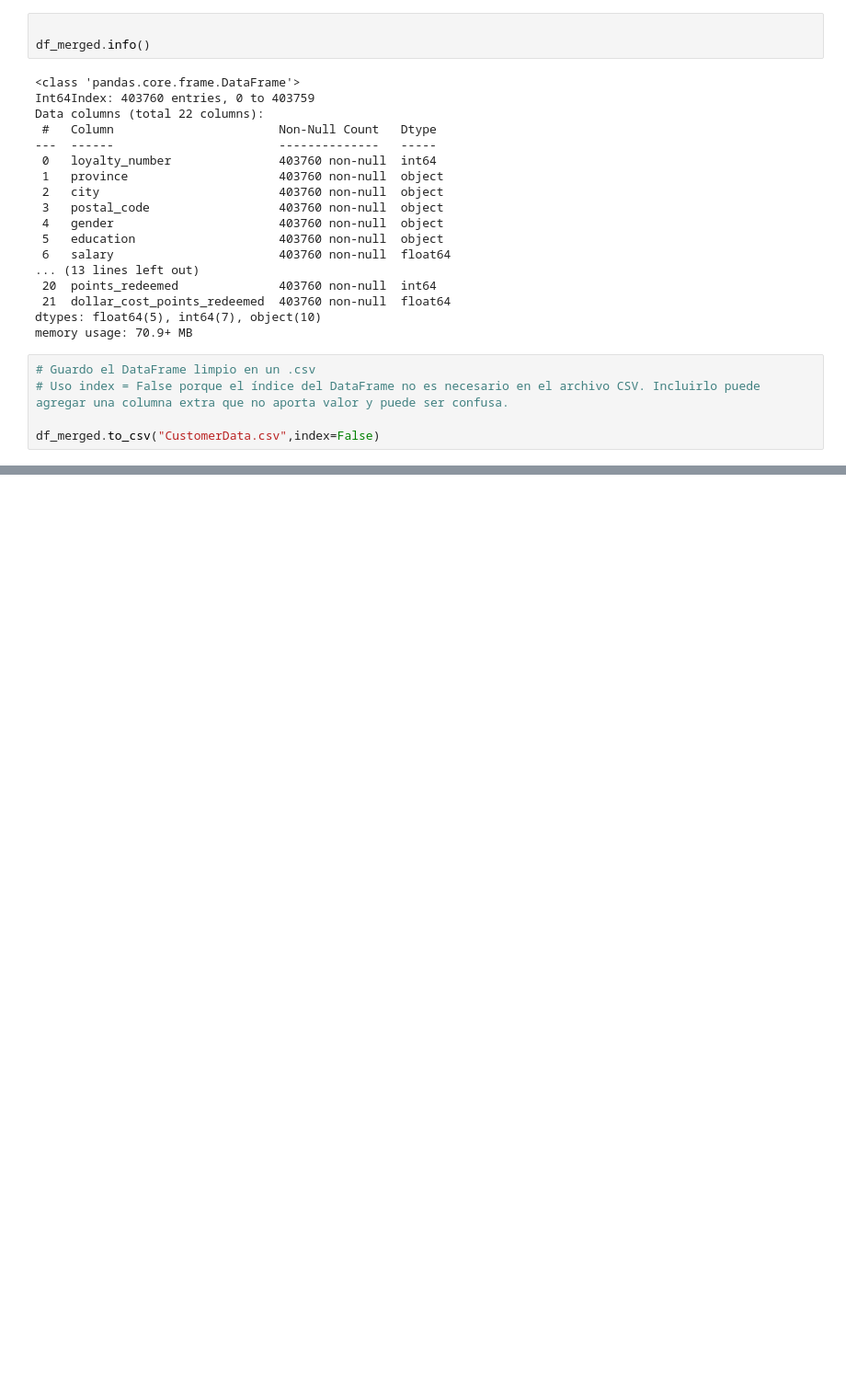
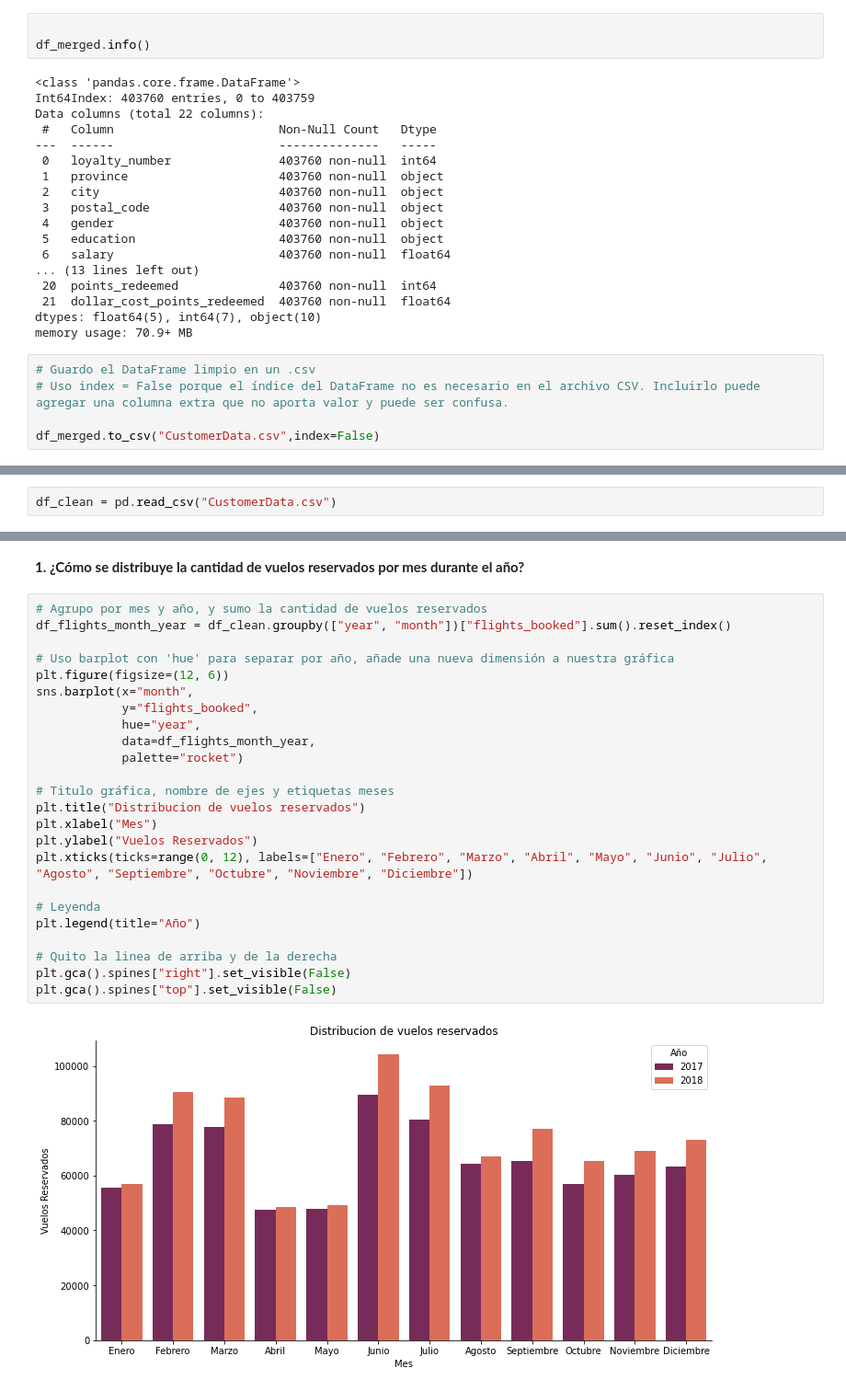
Before and after one commit to Adalab/bda-modulo-3-evaluacion-final-YamilleAClavo, a Jupyter notebook: evaluacion_mod3_Yami.ipynb, the cells around one changed output, grey strips where cells are left out. Shown: that part at 92% size. Drawn from its saved outputs; the diff is of its cells as text; blank space fills up the shorter version.

```diff
--- a/evaluacion_mod3_Yami.ipynb
+++ b/evaluacion_mod3_Yami.ipynb
@@ -774,0 +786,2 @@ df_merged.to_csv("CustomerData.csv",index=False)
+# %%
+df_clean = pd.read_csv("CustomerData.csv")
@@ -774,0 +797,28 @@ df_merged.to_csv("CustomerData.csv",index=False)
+# %% [markdown]
+**1. ¿Cómo se distribuye la cantidad de vuelos reservados por mes durante el año?**
+# %%
+# Agrupo por mes y año, y sumo la cantidad de vuelos reservados
+df_flights_month_year = df_clean.groupby(["year", "month"])["flights_booked"].sum().reset_index()
+
+# Uso barplot con 'hue' para separar por año, añade una nueva dimensión a nuestra gráfica
+plt.figure(figsize=(12, 6))
+sns.barplot(x="month",
+            y="flights_booked",
+            hue="year",
+            data=df_flights_month_year,
+            palette="rocket")
+
+# Titulo gráfica, nombre de ejes y etiquetas meses
+plt.title("Distribucion de vuelos reservados")
+plt.xlabel("Mes")
+plt.ylabel("Vuelos Reservados")
+plt.xticks(ticks=range(0, 12), labels=["Enero", "Febrero", "Marzo", "Abril", "Mayo", "Junio", "Julio", "Agosto", "Septiembre", "Octubre", "Noviembre", "Diciembre"])
+
+# Leyenda
+plt.legend(title="Año")
+
+# Quito la linea de arriba y de la derecha
+plt.gca().spines["right"].set_visible(False)
+plt.gca().spines["top"].set_visible(False)
+# %% [output]
+[figure, added]
```
Also changed, not shown: parts of 23 cells of this notebook.
